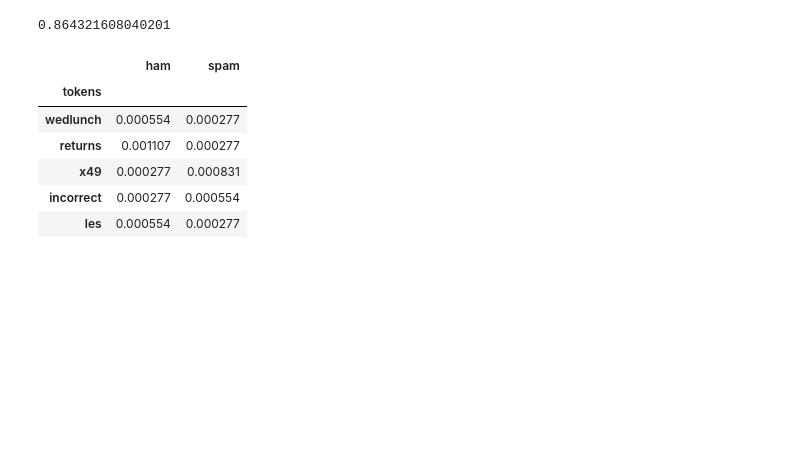
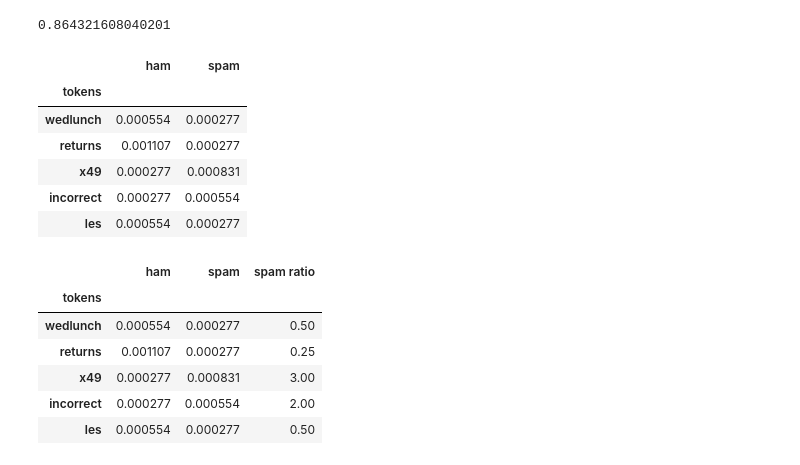
Before and after one commit to dehsheikh/Data_Science, a Jupyter notebook: NLP/P01.ipynb, the cells around one changed output. Saved outputs shown, nothing was run; the diff lists cells and outputs as text; code cells hidden in the pictures; blank space fills up the shorter version.

```diff
--- a/NLP/P01.ipynb
+++ b/NLP/P01.ipynb
@@ -223,0 +224,10 @@ tokens["spam ratio"] = tokens[]
+# %%
+tokens.sample(5, random_state = 6)
+# %% [output]
+|  | ham | spam | spam ratio |
+| tokens |  |  |  |
+| wedlunch | 0.000554 | 0.000277 | 0.50 |
+| returns | 0.001107 | 0.000277 | 0.25 |
+| x49 | 0.000277 | 0.000831 | 3.00 |
+| incorrect | 0.000277 | 0.000554 | 2.00 |
+| les | 0.000554 | 0.000277 | 0.50 |
```
Also changed, not shown: parts of 2 cells of this notebook.
